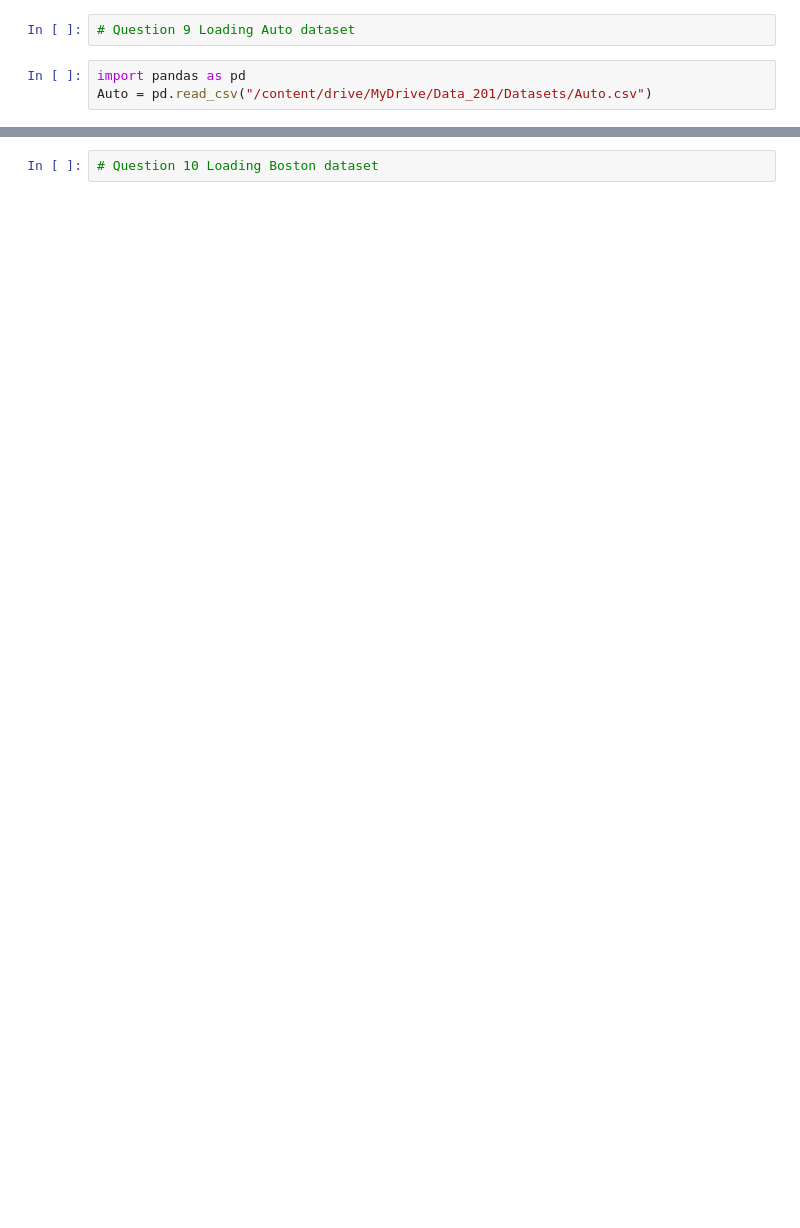
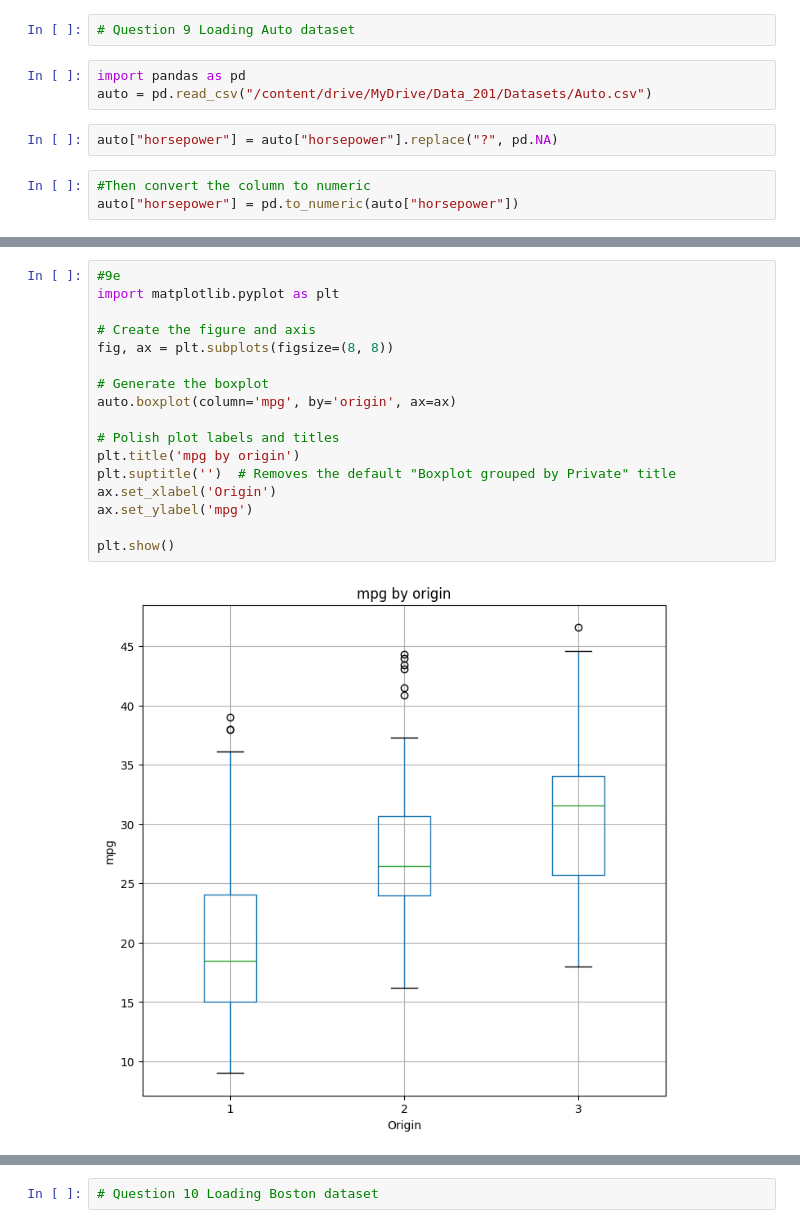
Before and after one commit to Stephanie490/DATA201-labs, a Jupyter notebook: Assignments/Week2_HW.ipynb, the cells around one changed output, grey strips where cells are left out. Cells and saved outputs as stored; diff of their text form; blank space fills up the shorter version.

```diff
--- a/Assignments/Week2_HW.ipynb
+++ b/Assignments/Week2_HW.ipynb
@@ -25,4 +143,9 @@ college3 = college3.set_index('College')
 # Question 9 Loading Auto dataset
 # %%
 import pandas as pd
-Auto = pd.read_csv("/content/drive/MyDrive/Data_201/Datasets/Auto.csv")
+auto = pd.read_csv("/content/drive/MyDrive/Data_201/Datasets/Auto.csv")
+# %%
+auto["horsepower"] = auto["horsepower"].replace("?", pd.NA)
+# %%
+#Then convert the column to numeric
+auto["horsepower"] = pd.to_numeric(auto["horsepower"])
@@ -28,0 +282,19 @@ Auto = pd.read_csv("/content/drive/MyDrive/Data_201/Datasets/Auto.csv")
+# %%
+#9e
+import matplotlib.pyplot as plt
+
+# Create the figure and axis
+fig, ax = plt.subplots(figsize=(8, 8))
+
+# Generate the boxplot
+auto.boxplot(column='mpg', by='origin', ax=ax)
+
+# Polish plot labels and titles
+plt.title('mpg by origin')
+plt.suptitle('')  # Removes the default "Boxplot grouped by Private" title
+ax.set_xlabel('Origin')
+ax.set_ylabel('mpg')
+
+plt.show()
+# %% [output]
+[figure, added]
```
Also changed, not shown: parts of 40 cells of this notebook.
